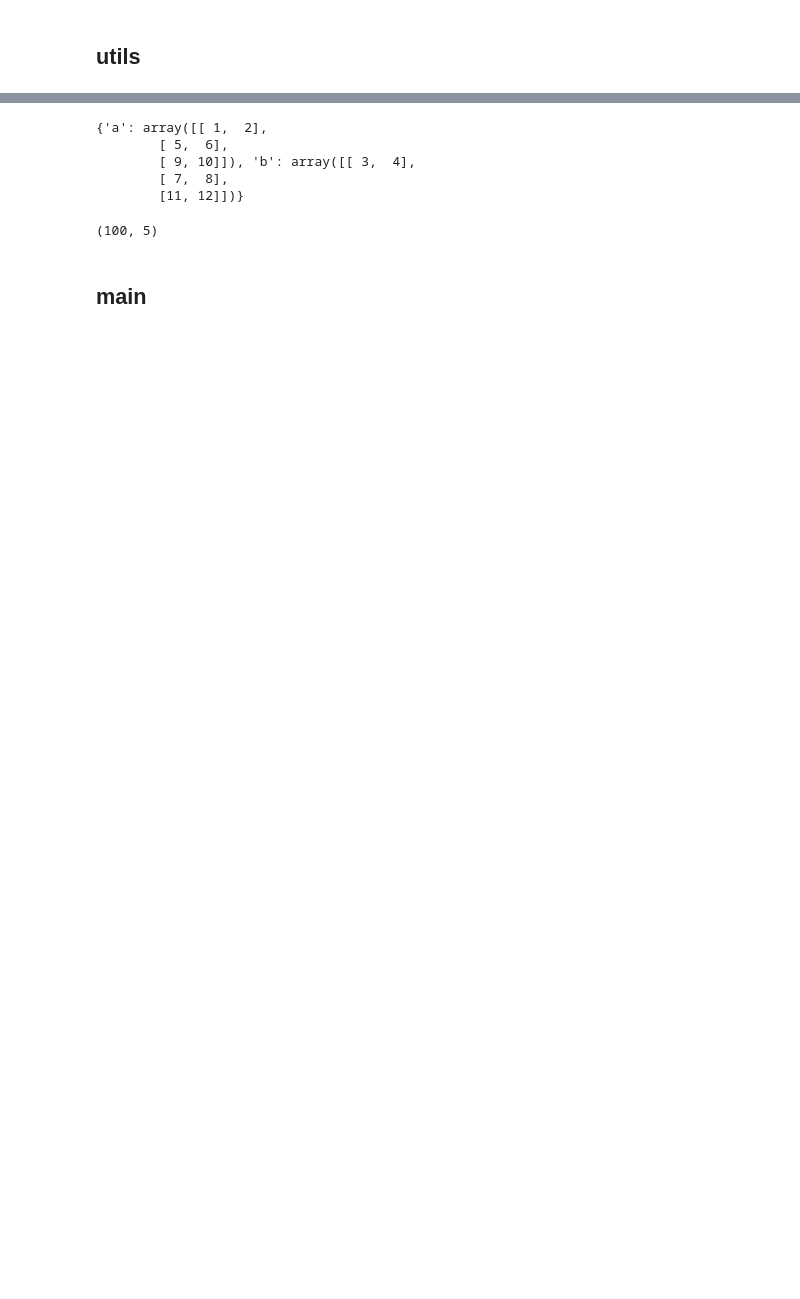
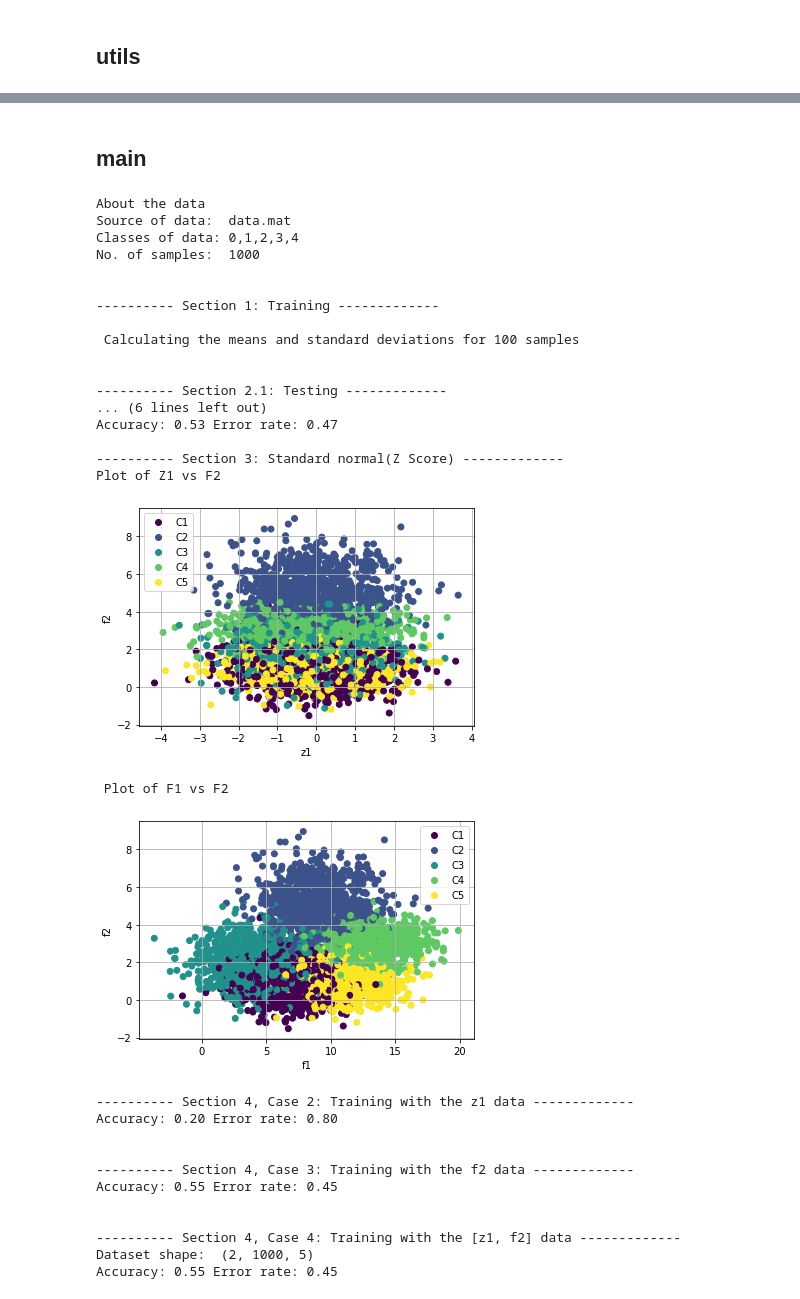
Before and after one commit to vineetkothari23/Generalized-Bayes-classifier-, a Jupyter notebook: Bayes_classifier.ipynb, the cells around one changed output, grey strips where cells are left out. Saved outputs shown, nothing was run; the diff lists cells and outputs as text; code cells hidden in the pictures; blank space fills up the shorter version.

```diff
--- a/Bayes_classifier.ipynb
+++ b/Bayes_classifier.ipynb
@@ -49,6 +29,2 @@ variables={"data_path":data_path, \
 # %% [markdown]
 ## utils
-# %%
-import numpy as np
-a=np.array([[1,2,3],[6,8,9],[187,567,234]])
-a-2.00000000000123
@@ -358,26 +267,0 @@ req shape 3,2,2
-# %%
-data
-# %% [output]
-{'a': array([[ 1,  2],
-        [ 5,  6],
-        [ 9, 10]]), 'b': array([[ 3,  4],
-        [ 7,  8],
-        [11, 12]])}
-# %%
-from scipy.stats import multivariate_normal
-import numpy as np
-
-mean = np.array([0.5, 0.1])
-cov = np.array([[0.1, 0.0], [0.0, 1.5]])
-x = np.random.uniform(size=(100,5, 2))
-y = multivariate_normal.pdf(x, mean=mean, cov=cov)
-print(y.shape)
-
-def get_multivariate_pdf(mean, cov, test):
-  from scipy.stats import multivariate_normal
-  import numpy as np
-  y = multivariate_normal.pdf(test, mean=mean, cov=cov)
-  print("Class wise prediction shape: ",y.shape)
-  return y
-# %% [output]
-(100, 5)
@@ -422,2 +268,43 @@ def get_multivariate_pdf(mean, cov, test):
 # %% [markdown]
 ## main
+# %%
+data_path="data.mat" # Change data path here if required
+# Link to example data file :
+training_size=100
+variables={"data_path":data_path, \
+           "training_size":training_size, \
+           "convert_std_normal": False
+           }
+main(variables)
+# %% [output]
+About the data
+Source of data:  data.mat
+Classes of data: 0,1,2,3,4
+No. of samples:  1000
+
+
+---------- Section 1: Training -------------
+
+ Calculating the means and standard deviations for 100 samples
+
+
+---------- Section 2.1: Testing -------------
+... (6 lines left out)
+Accuracy: 0.53 Error rate: 0.47
+
+---------- Section 3: Standard normal(Z Score) -------------
+Plot of Z1 vs F2
+[figure, added]
+ Plot of F1 vs F2
+[figure, added]
+---------- Section 4, Case 2: Training with the z1 data -------------
+Accuracy: 0.20 Error rate: 0.80
+
+
+---------- Section 4, Case 3: Training with the f2 data -------------
+Accuracy: 0.55 Error rate: 0.45
+
+
+---------- Section 4, Case 4: Training with the [z1, f2] data -------------
+Dataset shape:  (2, 1000, 5)
+Accuracy: 0.55 Error rate: 0.45
```
Also changed, not shown: parts of 9 cells of this notebook.
